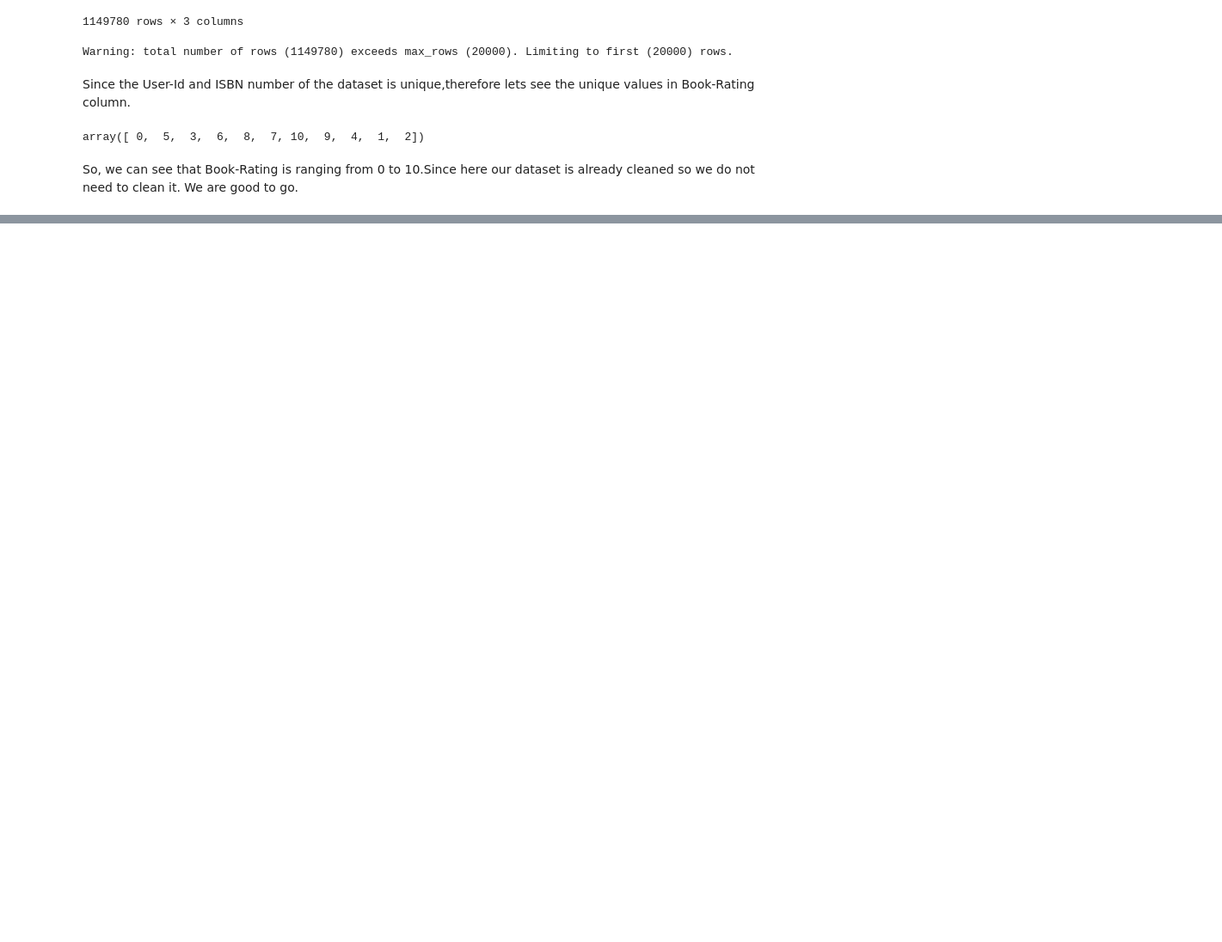
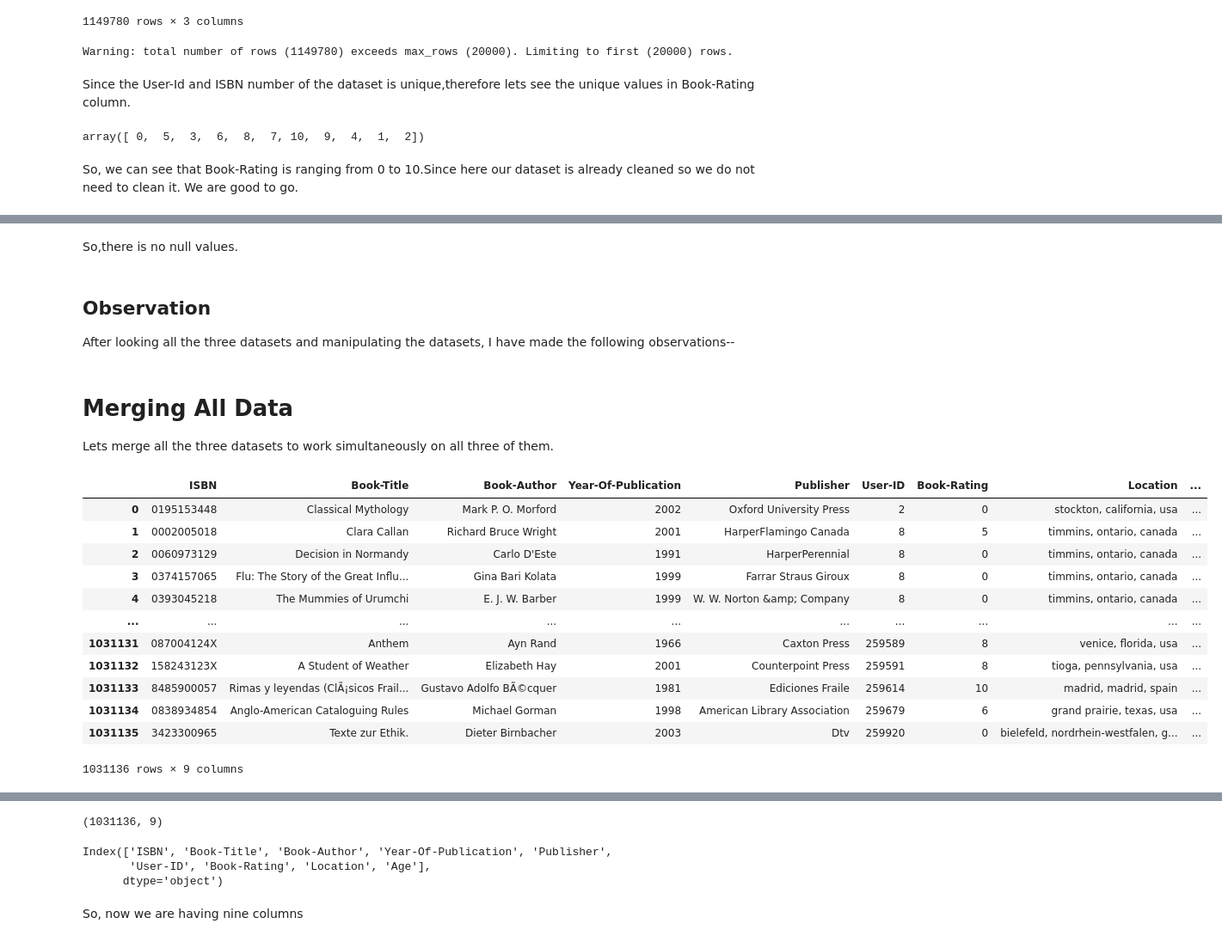
Before and after one commit to Shailendra114/Books-Recommendation-System-Unsupervised-Machine-Learning-, a Jupyter notebook: Books_Recommendation_System.ipynb, the cells around one changed output, grey strips where cells are left out. Shown at 86% size. Saved outputs shown, nothing was run; the diff lists cells and outputs as text; code cells hidden in the pictures; blank space fills up the shorter version.

Commit message:
Merging all the three dataset

```diff
--- a/Books_Recommendation_System.ipynb
+++ b/Books_Recommendation_System.ipynb
@@ -695,0 +710,29 @@ So, we can see that Book-Rating is ranging from 0 to 10.Since here our dataset i
+# %% [markdown]
+So,there is no null values.
+# %% [markdown]
+## Observation
+After looking all the three datasets and manipulating the datasets, I have made the following observations--
+# %% [markdown]
+# Merging All Data
+Lets merge all the three datasets to work simultaneously on all three of them.
+# %%
+# lets merge al three dataset
+books_rating=pd.merge(books, rating, on='ISBN', how='inner')
+merged_data=pd.merge(books_rating, user, on='User-ID', how='inner')
+# %%
+# lets see our merged data
+merged_data
+# %% [output]
+|  | ISBN | Book-Title | Book-Author | Year-Of-Publication | Publisher | User-ID | Book-Rating | Location | ... |
+| 0 | 0195153448 | Classical Mythology | Mark P. O. Morford | 2002 | Oxford University Press | 2 | 0 | stockton, california, usa | ... |
+| 1 | 0002005018 | Clara Callan | Richard Bruce Wright | 2001 | HarperFlamingo Canada | 8 | 5 | timmins, ontario, canada | ... |
+| 2 | 0060973129 | Decision in Normandy | Carlo D'Este | 1991 | HarperPerennial | 8 | 0 | timmins, ontario, canada | ... |
+| 3 | 0374157065 | Flu: The Story of the Great Influ... | Gina Bari Kolata | 1999 | Farrar Straus Giroux | 8 | 0 | timmins, ontario, canada | ... |
+| 4 | 0393045218 | The Mummies of Urumchi | E. J. W. Barber | 1999 | W. W. Norton &amp; Company | 8 | 0 | timmins, ontario, canada | ... |
+| ... | ... | ... | ... | ... | ... | ... | ... | ... | ... |
+| 1031131 | 087004124X | Anthem | Ayn Rand | 1966 | Caxton Press | 259589 | 8 | venice, florida, usa | ... |
+| 1031132 | 158243123X | A Student of Weather | Elizabeth Hay | 2001 | Counterpoint Press | 259591 | 8 | tioga, pennsylvania, usa | ... |
+| 1031133 | 8485900057 | Rimas y leyendas (ClÃ¡sicos Frail... | Gustavo Adolfo BÃ©cquer | 1981 | Ediciones Fraile | 259614 | 10 | madrid, madrid, spain | ... |
+| 1031134 | 0838934854 | Anglo-American Cataloguing Rules | Michael Gorman | 1998 | American Library Association | 259679 | 6 | grand prairie, texas, usa | ... |
+| 1031135 | 3423300965 | Texte zur Ethik. | Dieter Birnbacher | 2003 | Dtv | 259920 | 0 | bielefeld, nordrhein-westfalen, g... | ... |
+1031136 rows × 9 columns
@@ -695,0 +740,14 @@ So, we can see that Book-Rating is ranging from 0 to 10.Since here our dataset i
+# %%
+# lets check shape of our merged data
+merged_data.shape
+# %% [output]
+(1031136, 9)
+# %%
+# lets check the different columns in our merged data
+merged_data.columns
+# %% [output]
+Index(['ISBN', 'Book-Title', 'Book-Author', 'Year-Of-Publication', 'Publisher',
+       'User-ID', 'Book-Rating', 'Location', 'Age'],
+      dtype='object')
+# %% [markdown]
+So, now we are having nine columns
```
Also changed, not shown: parts of 2 cells of this notebook.
